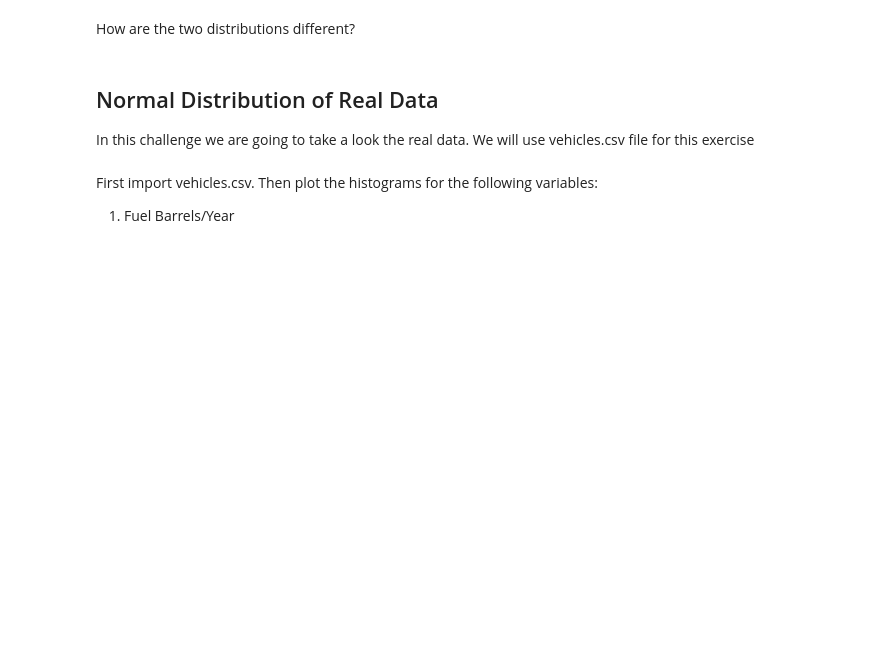
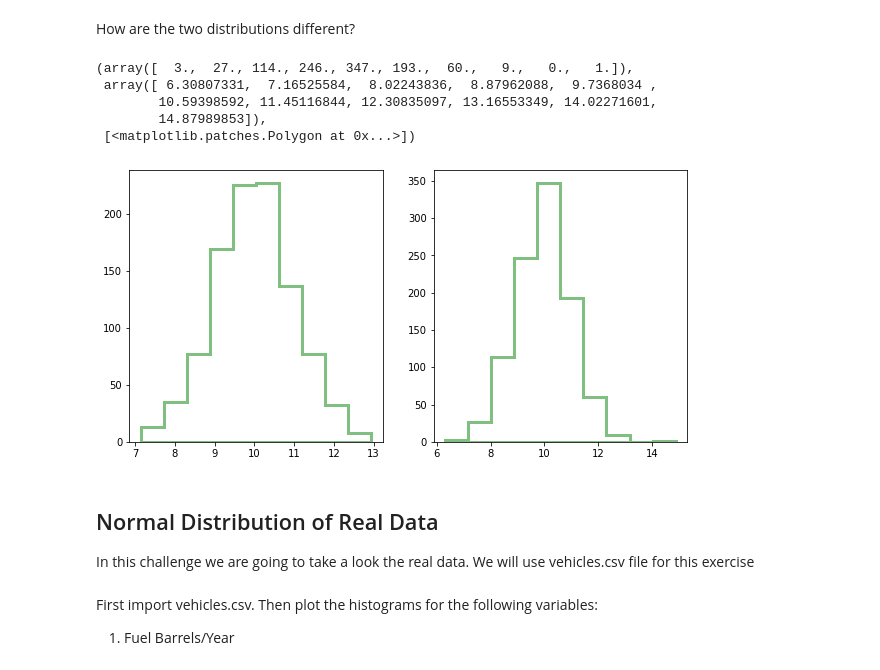
Before and after one commit to Ironhack-Data-Madrid-Enero-2021/lab-continuous-probability-distribution, a Jupyter notebook: your-code/main.ipynb, the cells around one changed output. Saved outputs shown, nothing was run; the diff lists cells and outputs as text; code cells hidden in the pictures; blank space fills up the shorter version.

```diff
--- a/your-code/main.ipynb
+++ b/your-code/main.ipynb
@@ -67,2 +90,11 @@ Expected output:
+# %%
+# your code here
+
+def normal_dist (mean, std, size):
+    normal_nums = np.random.normal(mean, std, size)
+    return normal_nums
+# %%
+normal_1 = normal_dist(10,1, 1000)
+normal_2 = normal_dist(10,1, 1000)
 # %% [markdown]
 How are the two distributions different?
@@ -71,3 +101,15 @@ How are the two distributions different?
+# %%
+fig, axes = plt.subplots(nrows=1, ncols=2,figsize=(10,5))
+
+axes[0].hist(normal_1, histtype =  'stepfilled',  ec = 'green', color ='w', lw = 3, alpha=0.5)
+axes[1].hist(normal_2, histtype =  'stepfilled',  ec = 'green', color ='w', lw = 3, alpha=0.5)
+# %% [output]
+(array([  3.,  27., 114., 246., 347., 193.,  60.,   9.,   0.,   1.]),
+ array([ 6.30807331,  7.16525584,  8.02243836,  8.87962088,  9.7368034 ,
+        10.59398592, 11.45116844, 12.30835097, 13.16553349, 14.02271601,
+        14.87989853]),
+ [<matplotlib.patches.Polygon at 0x...>])
+[figure, added]
 # %% [markdown]
 ## Normal Distribution of Real Data
 
```
Also changed, not shown: parts of 15 cells of this notebook.
